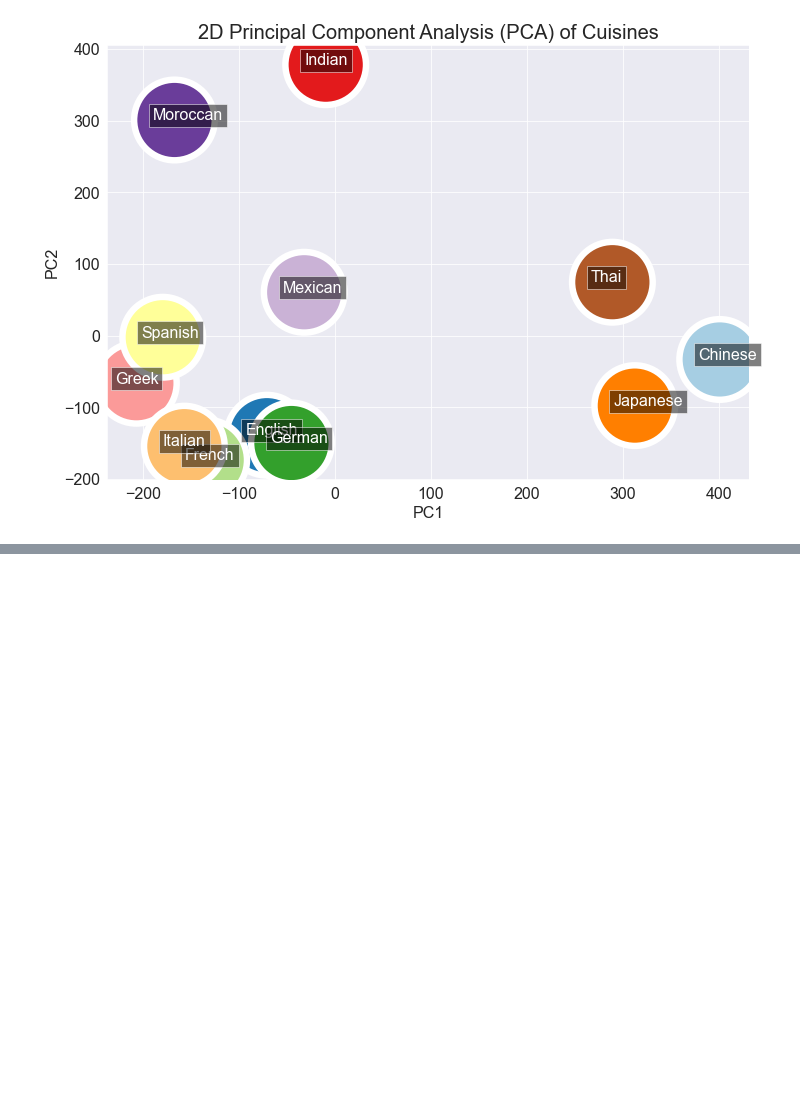
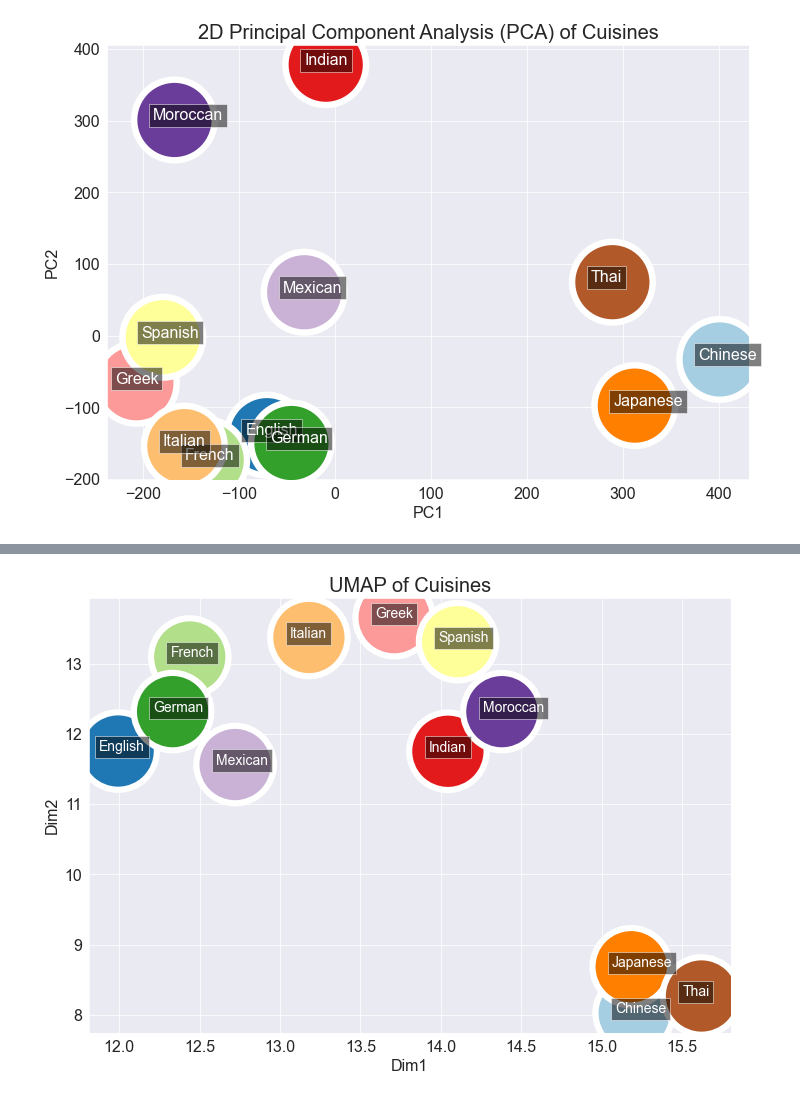
Before and after one commit to c-abbott/cuisine-prediction, a Jupyter notebook: pca_umap.ipynb, the cells around one changed output, grey strips where cells are left out. Cells and saved outputs as stored; diff of their text form; code cells hidden in the pictures; blank space fills up the shorter version.

Commit message:
UMAP implemented :rocket:

```diff
--- a/pca_umap.ipynb
+++ b/pca_umap.ipynb
@@ -123,3 +124,6 @@ plt.savefig('imgs/cuisine_pca.png')
 plt.show()
 # %% [output]
 [figure]
+# %%
+reducer = umap.UMAP(n_neighbors=4)
+embedding = reducer.fit_transform(cuisine_ingredient_df)
@@ -125,0 +134,4 @@ plt.show()
+# %%
+umap_df = pd.DataFrame(embedding, columns=['Dim1', 'Dim2'])
+umap_df.index +=1
+umap_df = umap_df.join(cuisines_df)
@@ -125,0 +147,26 @@ plt.show()
+# %%
+sns.set_style('darkgrid')
+fig = plt.gcf()
+fig.set_size_inches(11.5, 8)
+title = "UMAP of Cuisines"
+sns.scatterplot(data=umap_df,
+                x='Dim1', y='Dim2',
+                hue="cuisine",
+                s=6000,
+                legend=False,
+                palette=sns.color_palette('Paired')
+                ).set_title(title, fontdict={'fontsize':20})
+for i in range(1,umap_df.shape[0]+1):
+    plt.text(x=umap_df.Dim1[i]-0.12,
+             y=umap_df.Dim2[i],
+             s=umap_df.cuisine[i],
+             fontdict=dict(color='white',size=14),
+             bbox=dict(facecolor='black', alpha=0.5))
+plt.xticks(fontsize=16)
+plt.yticks(fontsize=16)
+plt.ylabel('Dim2', fontsize=16)
+plt.xlabel('Dim1', fontsize=16)
+plt.savefig('imgs/cuisine_umap.png')
+plt.show()
+# %% [output]
+[figure, added]
```
Also changed, not shown: parts of 4 cells of this notebook, 2 other files.
